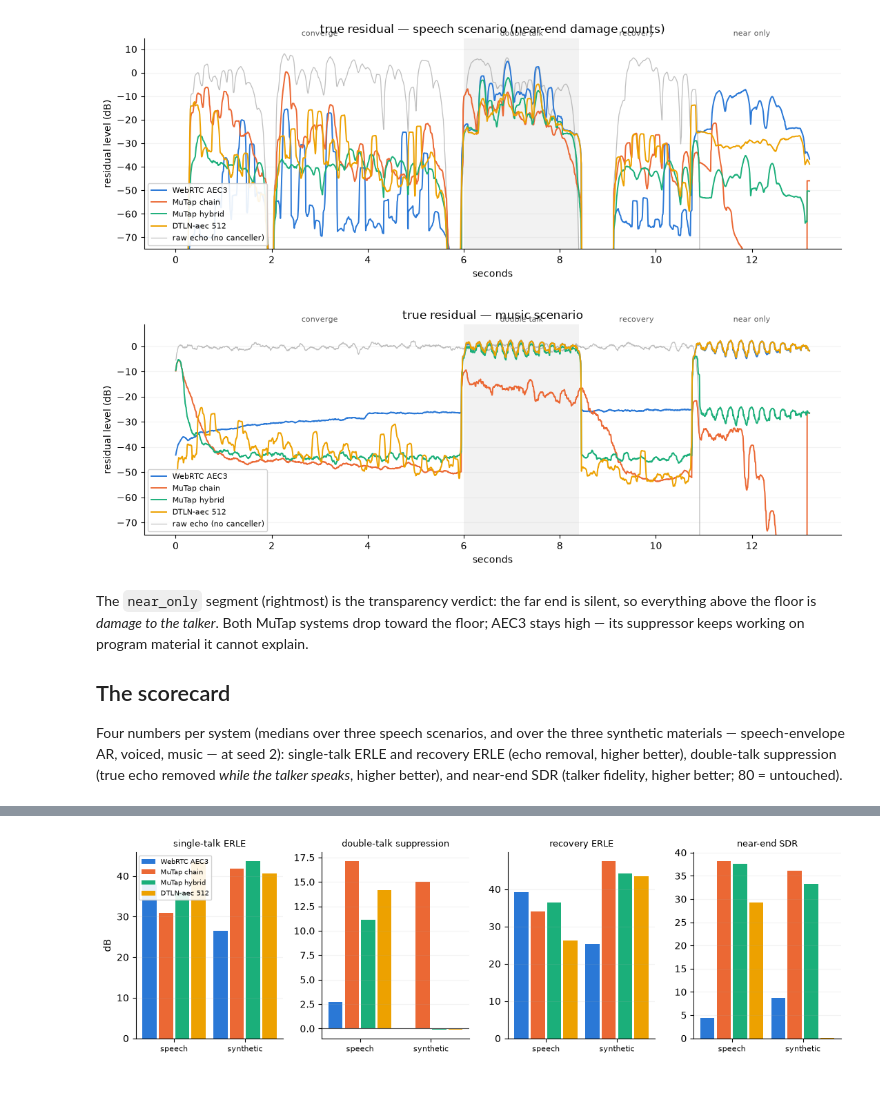
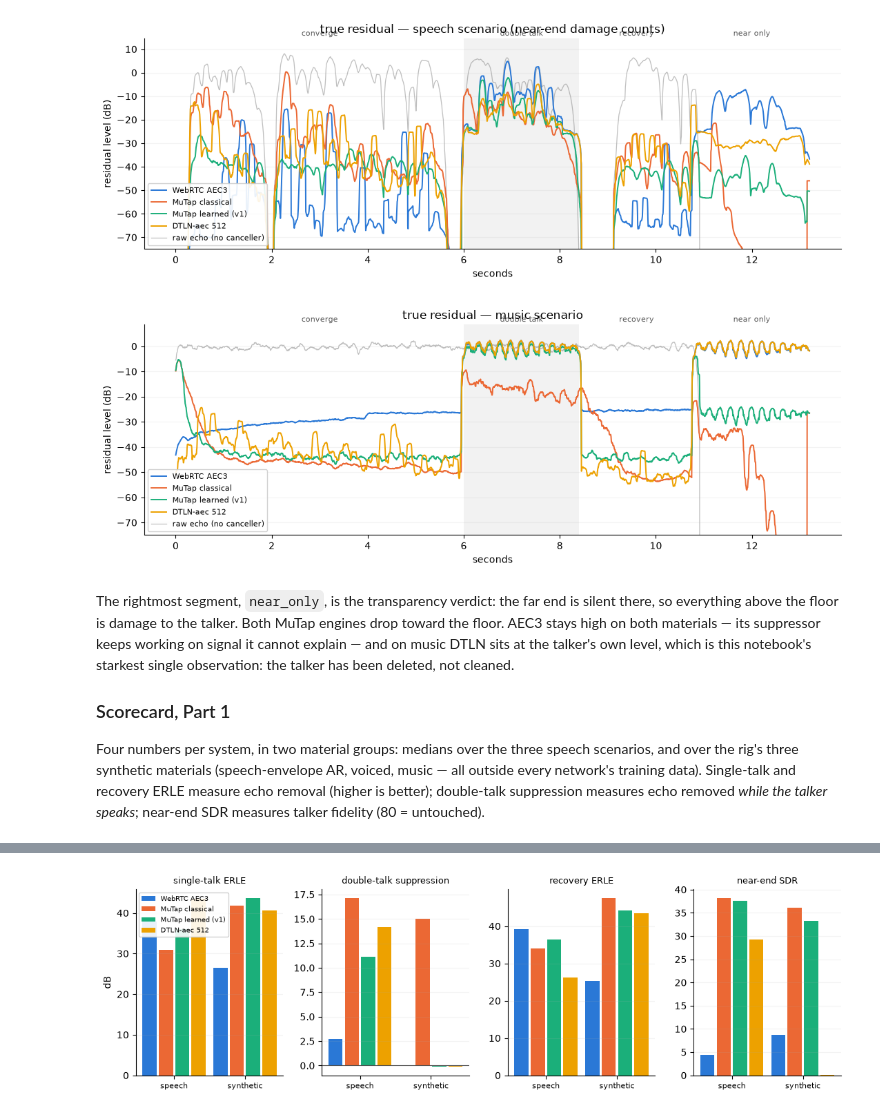
Before and after one commit to tap/MuTap, a Jupyter notebook: notebooks/aec_head_to_head.ipynb, the cells around one changed output, grey strips where cells are left out. Saved outputs shown, nothing was run; the diff lists cells and outputs as text; code cells hidden in the pictures; blank space fills up the shorter version.

```diff
--- a/notebooks/aec_head_to_head.ipynb
+++ b/notebooks/aec_head_to_head.ipynb
@@ -39,7 +52,8 @@ if not (BUILD / "tools/ml/aec_scenario_dump").exists():
           "-DMUTAP_BUILD_CAPI=ON", "-DMUTAP_BUILD_ML_TOOLS=ON", "-DMUTAP_BUILD_TESTS=OFF"])
     _run(["cmake", "--build", BUILD, "--target", "mutap_capi", "aec_scenario_dump", "-j"])
 lib = mutap_ffi.load_library(BUILD)
-WEIGHTS = REPO / "tools/ml/pretrained/suppressor_v1.munn"
+V1_WEIGHTS = REPO / "tools/ml/pretrained/suppressor_v1.munn"
+V2_WEIGHTS = REPO / "tools/ml/pretrained/suppressor_v2_48k.munn"
 AEC3_BIN = pathlib.Path(os.environ.get("MUTAP_WEBRTC_AEC3_BIN",
                                        BUILD / "tools/ml/webrtc_aec3_infer"))
 LIBRI = os.environ.get("MUTAP_LIBRISPEECH",
@@ -48,7 +62,8 @@ HAVE_AEC3, HAVE_SPEECH = AEC3_BIN.exists(), pathlib.Path(LIBRI).exists()
 
 BLOCK, PARTS = 64, 16
 # Fixed identity -> color, never reassigned (categorical palette,
-# validated colorblind-safe in this order).
+# validated colorblind-safe in this order): AEC3 blue, MuTap classical
+# orange, MuTap learned aqua (v1 and v2 alike), DTLN yellow.
 SYSTEMS = []
 if HAVE_AEC3:
     SYSTEMS.append(("WebRTC AEC3", "#2a78d6",
@@ -56,10 +71,10 @@ if HAVE_AEC3:
 else:
     print("webrtc_aec3_infer absent — AEC3 rows skipped (build recipe: tools/ml/README.md)")
 SYSTEMS += [
-    ("MuTap chain", "#eb6834",
+    ("MuTap classical", "#eb6834",
      lambda: mutap_ffi.AecChain(lib, BLOCK, PARTS, 16000.0)),
-    ("MuTap hybrid", "#1baf7a",
-     lambda: nn.KalmanNnSystem(lib, BLOCK, PARTS, str(WEIGHTS))),
+    ("MuTap learned (v1)", "#1baf7a",
+     lambda: nn.KalmanNnSystem(lib, BLOCK, PARTS, str(V1_WEIGHTS))),
 ]
 DTLN_DIR = os.environ.get("MUTAP_DTLN_DIR", "/workspace/breizhn/dtln-aec/pretrained_models")
 if pathlib.Path(DTLN_DIR, "dtln_aec_512_1.tflite").exists():
@@ -193,22 +215,26 @@ if HAVE_SPEECH:
                   "true residual — speech scenario (near-end damage counts)")
 plot_residual(scn_music, res_music, "true residual — music scenario")
 # %% [output]
-[figure, old version]
+[figure, new version]
-[figure, old version]
+[figure, new version]
 # %% [markdown]
-The `near_only` segment (rightmost) is the transparency verdict:
-the far end is silent, so everything above the floor is *damage to the
-talker*. Both MuTap systems drop toward the floor; AEC3 stays high —
-its suppressor keeps working on program material it cannot explain.
+The rightmost segment, `near_only`, is the transparency verdict:
+the far end is silent there, so everything above the floor is damage
+to the talker. Both MuTap engines drop toward the floor. AEC3 stays
+high on both materials — its suppressor keeps working on signal it
+cannot explain — and on music DTLN sits at the talker's own level,
+which is this notebook's starkest single observation: the talker has
+been deleted, not cleaned.
 
-## The scorecard
+### Scorecard, Part 1
 
-Four numbers per system (medians over three speech scenarios, and over
-the three synthetic materials — speech-envelope AR, voiced, music — at
-seed 2): single-talk ERLE and recovery ERLE (echo removal, higher
-better), double-talk suppression (true echo removed *while the talker
-speaks*, higher better), and near-end SDR (talker fidelity, higher
-better; 80 = untouched).
+Four numbers per system, in two material groups: medians over the
+three speech scenarios, and over the rig's three synthetic materials
+(speech-envelope AR, voiced, music — all outside every network's
+training data). Single-talk and recovery ERLE measure echo removal
+(higher is better); double-talk suppression measures echo removed
+*while the talker speaks*; near-end SDR measures talker fidelity
+(80 = untouched).
 # %%
 import statistics
 
@@ -241,11 +267,11 @@ fig.tight_layout()
 
 for gname, runs in GROUPS:
     print(f"\n{gname} (medians):")
-    hdr = f"{'system':>14} | {'stERLE':>7} | {'dtSUP':>6} | {'recERLE':>7} | {'neSDR':>6}"
+    hdr = f"{'system':>20} | {'stERLE':>7} | {'dtSUP':>6} | {'recERLE':>7} | {'neSDR':>6}"
     print(hdr); print("-" * len(hdr))
     for name, _, _ in SYSTEMS:
         m = {k: medians(runs, k)[name] for k, _ in PANELS}
-        print(f"{name:>14} | {m['st_erle_db']:7.1f} | {m['dt_suppression_db']:6.1f} | "
+        print(f"{name:>20} | {m['st_erle_db']:7.1f} | {m['dt_suppression_db']:6.1f} | "
               f"{m['rec_erle_db']:7.1f} | {m['ne_sdr_db']:6.1f}")
 # %% [output]
 speech (medians):
@@ -266 +292 @@ synthetic (medians):
-[figure, old version]
+[figure, new version]
```
Also changed, not shown: parts of 12 cells of this notebook, 1 other file.
